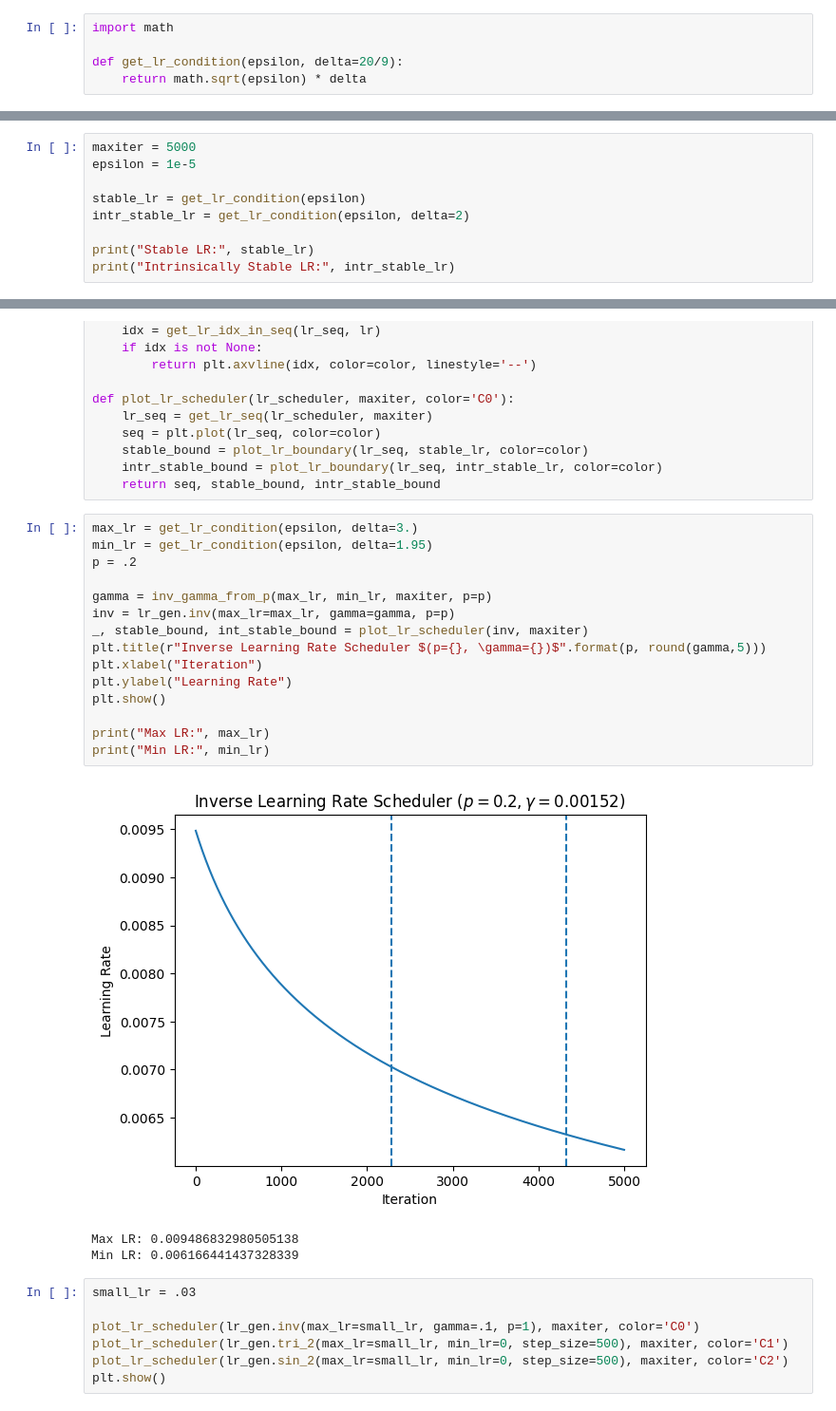
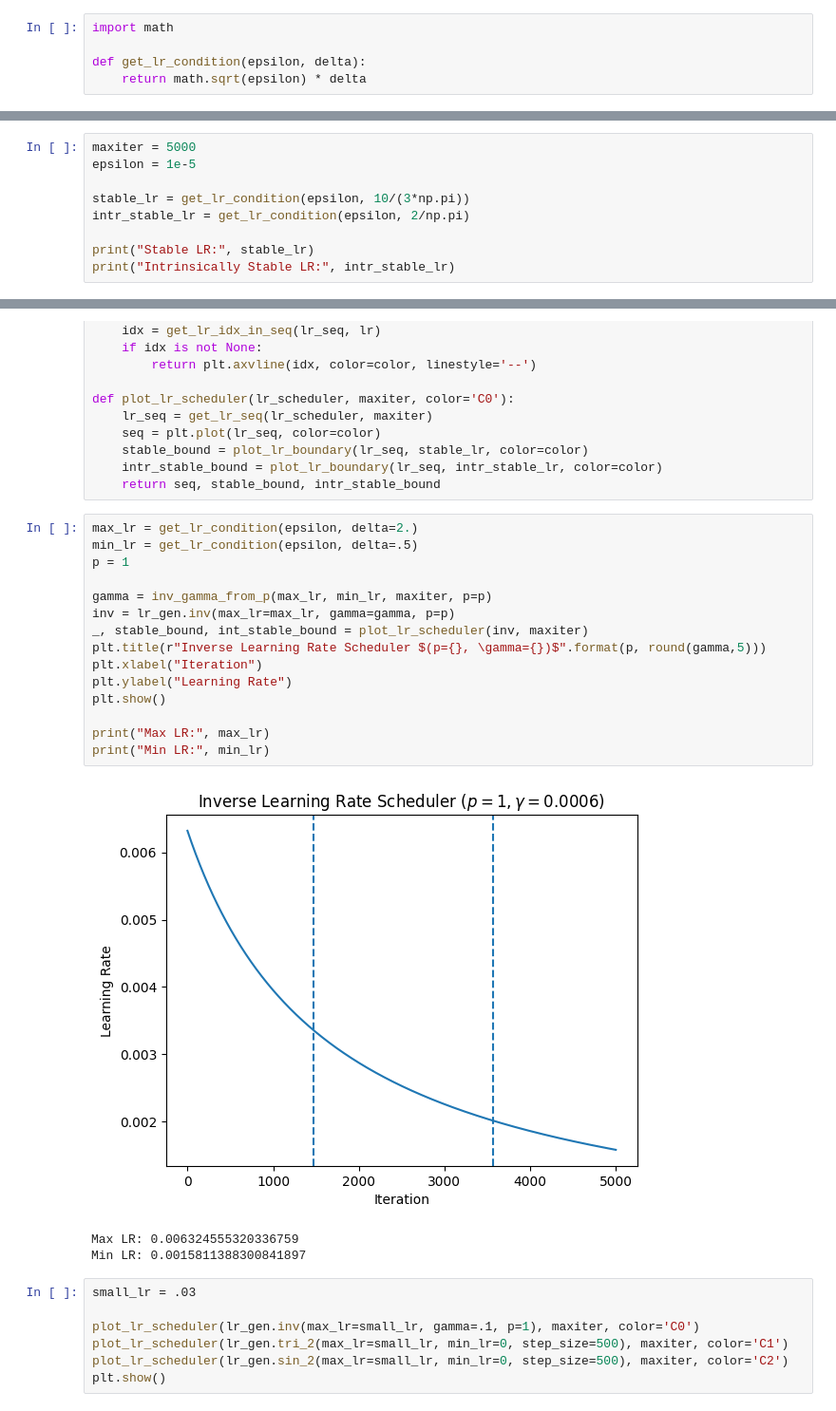
Before and after one commit to ebensonm/delay-optimizer, a Jupyter notebook: DelayEffects/stability.ipynb, the cells around one changed output, grey strips where cells are left out. Shown at 95% size. Saved outputs shown, nothing was run; the diff lists cells and outputs as text.

```diff
--- a/DelayEffects/stability.ipynb
+++ b/DelayEffects/stability.ipynb
@@ -58,7 +58,7 @@ def plot_final_states(data, xlim=None):
 # %%
 import math
 
-def get_lr_condition(epsilon, delta=20/9):
+def get_lr_condition(epsilon, delta):
     return math.sqrt(epsilon) * delta
 # %% [markdown]
 ## LR Scheduler plots
@@ -66,8 +66,8 @@ def get_lr_condition(epsilon, delta=20/9):
 maxiter = 5000
 epsilon = 1e-5
 
-stable_lr = get_lr_condition(epsilon)
-intr_stable_lr = get_lr_condition(epsilon, delta=2)
+stable_lr = get_lr_condition(epsilon, 10/(3*np.pi))
+intr_stable_lr = get_lr_condition(epsilon, 2/np.pi)
 
 print("Stable LR:", stable_lr)
 print("Intrinsically Stable LR:", intr_stable_lr)
@@ -102,24 +102,24 @@ def plot_lr_scheduler(lr_scheduler, maxiter, color='C0'):
     intr_stable_bound = plot_lr_boundary(lr_seq, intr_stable_lr, color=color)
     return seq, stable_bound, intr_stable_bound
 # %%
-max_lr = get_lr_condition(epsilon, delta=3.)
-min_lr = get_lr_condition(epsilon, delta=1.95)
-p = .2
+max_lr = get_lr_condition(epsilon, delta=2.)
+min_lr = get_lr_condition(epsilon, delta=.5)
+p = 1
 
 gamma = inv_gamma_from_p(max_lr, min_lr, maxiter, p=p)
 inv = lr_gen.inv(max_lr=max_lr, gamma=gamma, p=p)
 _, stable_bound, int_stable_bound = plot_lr_scheduler(inv, maxiter)
 plt.title(r"Inverse Learning Rate Scheduler $(p={}, \gamma={})$".format(p, round(gamma,5)))
 plt.xlabel("Iteration")
 plt.ylabel("Learning Rate")
 plt.show()
 
 print("Max LR:", max_lr)
 print("Min LR:", min_lr)
 # %% [output]
-[figure, old version]
+[figure, new version]
-Max LR: 0.009486832980505138
-Min LR: 0.006166441437328339
+Max LR: 0.006324555320336759
+Min LR: 0.0015811388300841897
 # %%
 small_lr = .03
 
```
Also changed, not shown: parts of 15 cells of this notebook, 1 other file.
